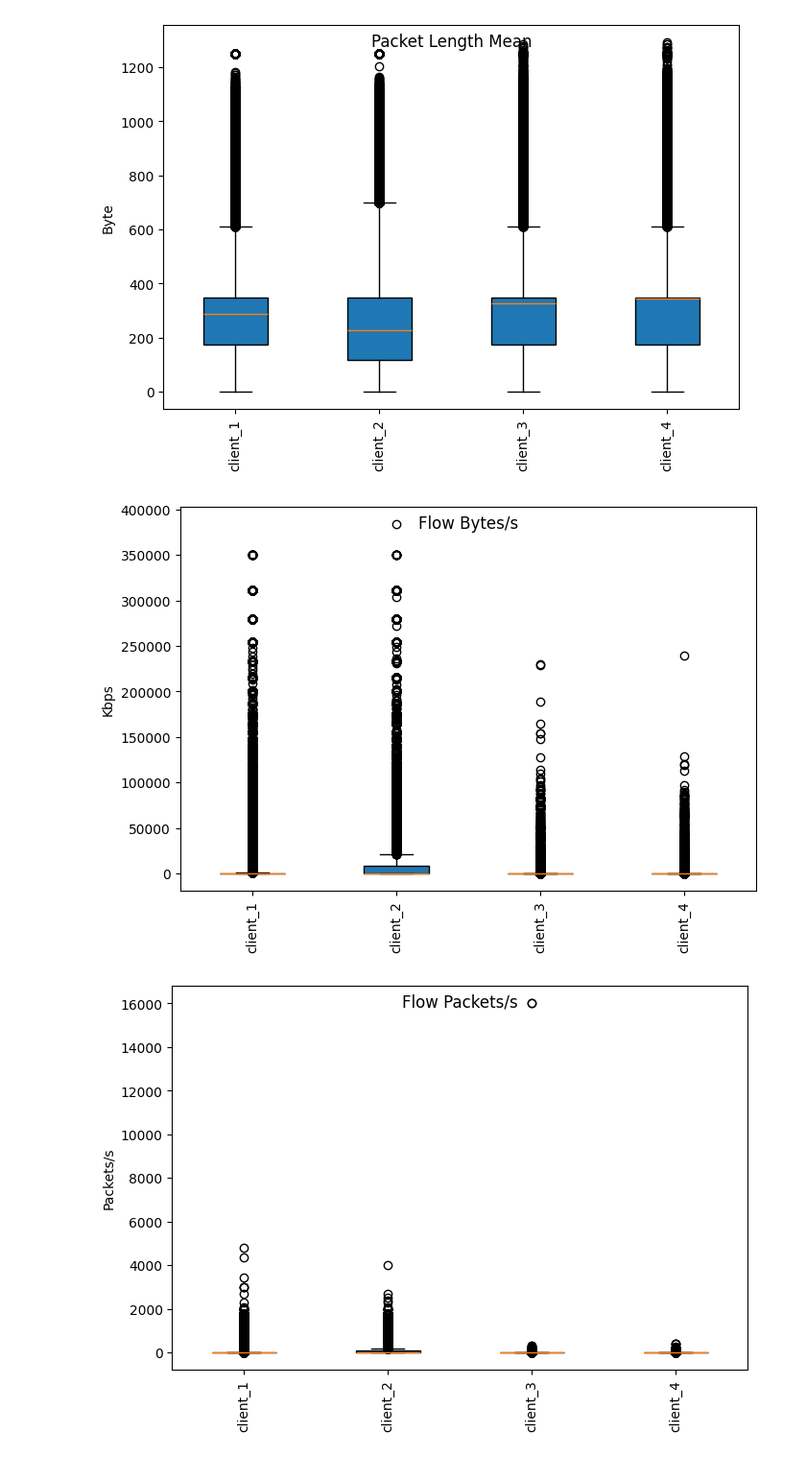
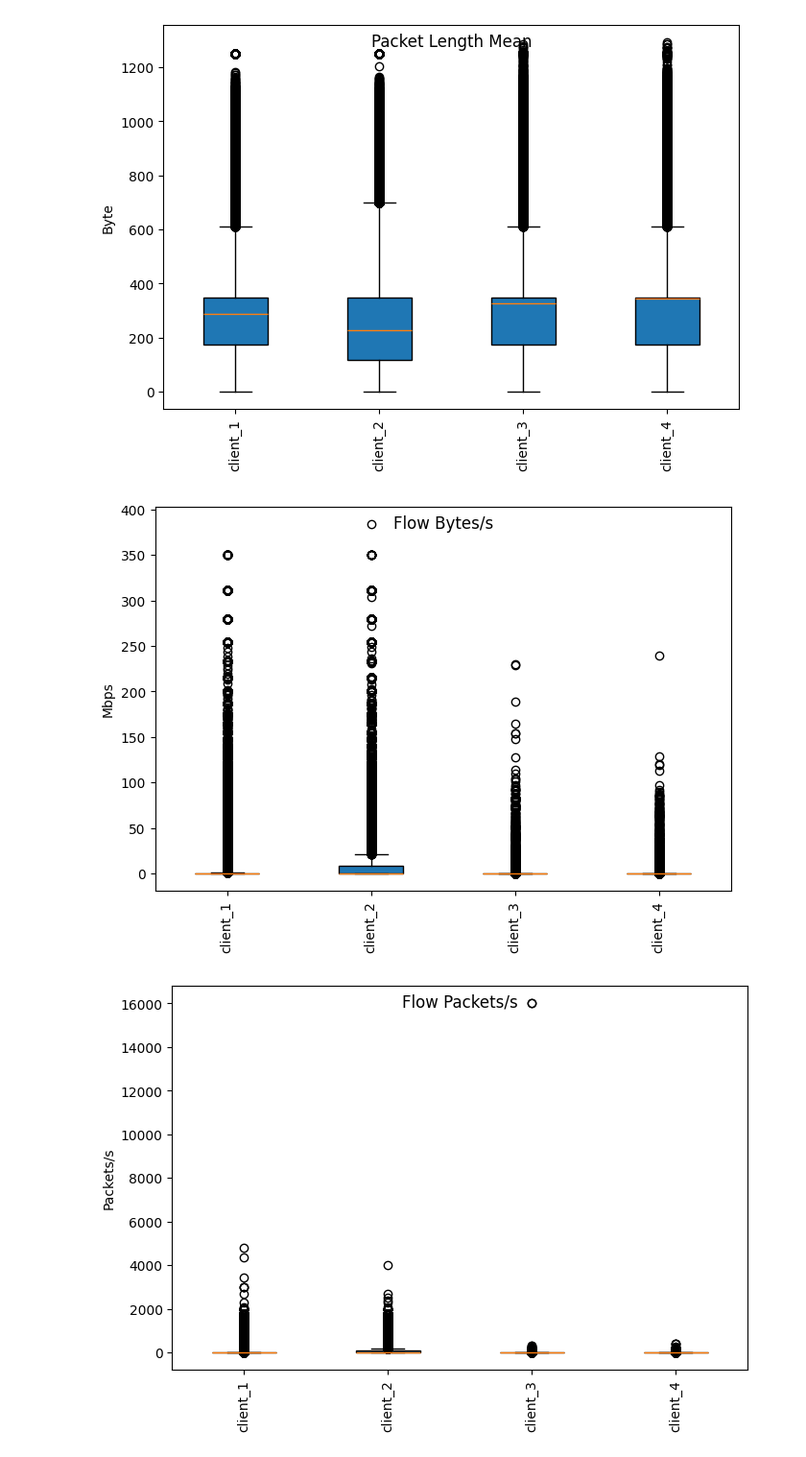
Before and after one commit to Sohag07Hasan/Collarborate-5G-NFs-with-Federated-Learning, a Jupyter notebook: feature_engineering/Feature_Analysis.ipynb, the cells around one changed output. Shown at 96% size. Saved outputs shown, nothing was run; the diff lists cells and outputs as text; code cells hidden in the pictures.

```diff
--- a/feature_engineering/Feature_Analysis.ipynb
+++ b/feature_engineering/Feature_Analysis.ipynb
@@ -126,13 +126,13 @@ draw_box_plot(data, tick_numbers, tick_list, 'Packet Length Mean', '', 'Byte', T
 # %%
 ##TFlow Bytes/s (kbps)
 data = []
 for key, element in clients.items():
-    data.append(locals()[key]['Flow Bytes/s']*8/1000) #making it kbps from Byte/s
+    data.append(locals()[key]['Flow Bytes/s']*8/1000000) #making it kbps from Byte/s
 
-draw_box_plot(data, tick_numbers, tick_list, 'Flow Bytes/s', '', 'Kbps', True)
+draw_box_plot(data, tick_numbers, tick_list, 'Flow Bytes/s', '', 'Mbps', True)
 #draw_box_plot(data, tick_numbers, tick_list, 'Flow Bytes/s', '', 'Kbps', False)
 # %% [output]
-[figure, old version]
+[figure, new version]
 # %%
 ##TFlow Bytes/s (kbps)
 data = []
```
Also changed, not shown: 9 other files.
